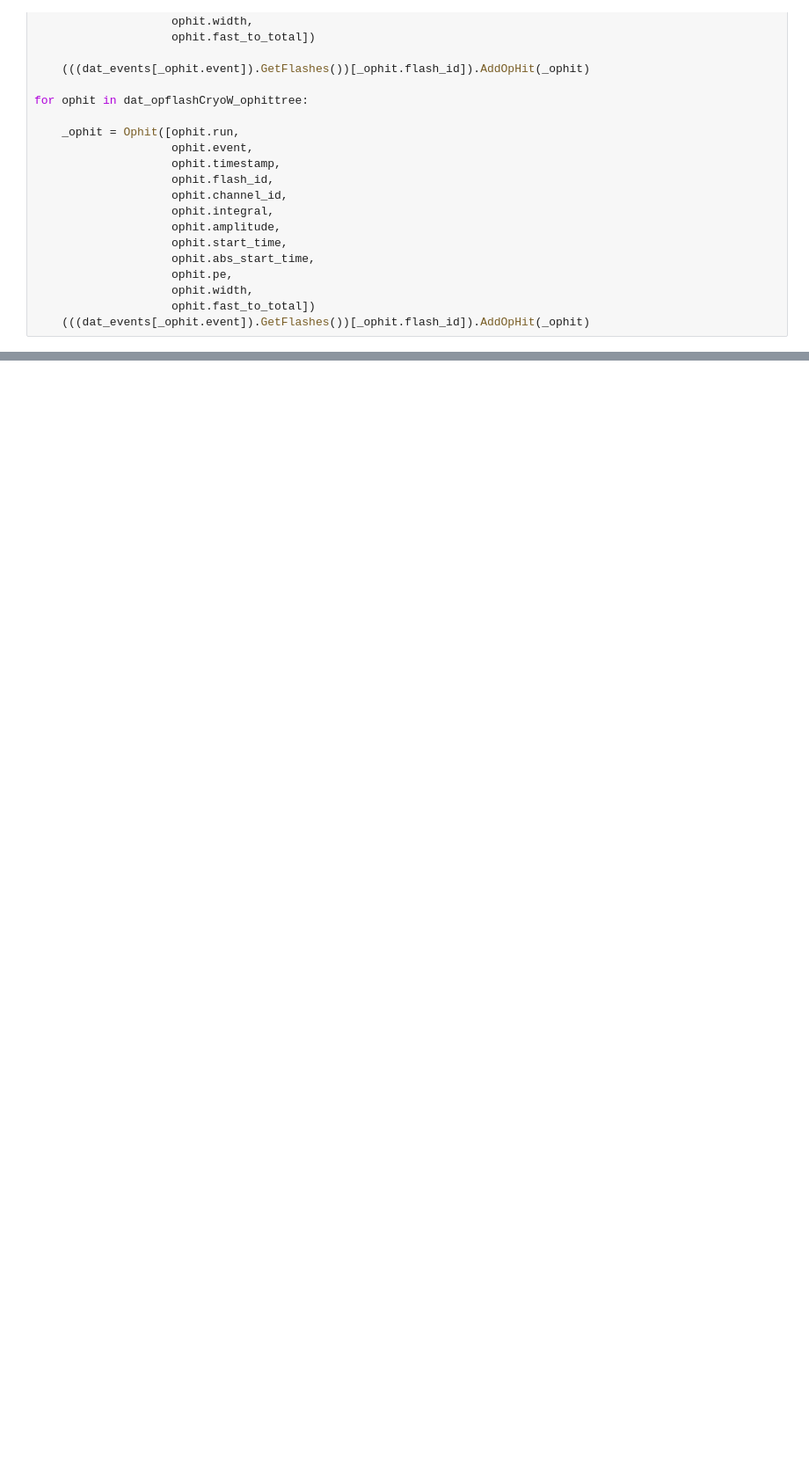
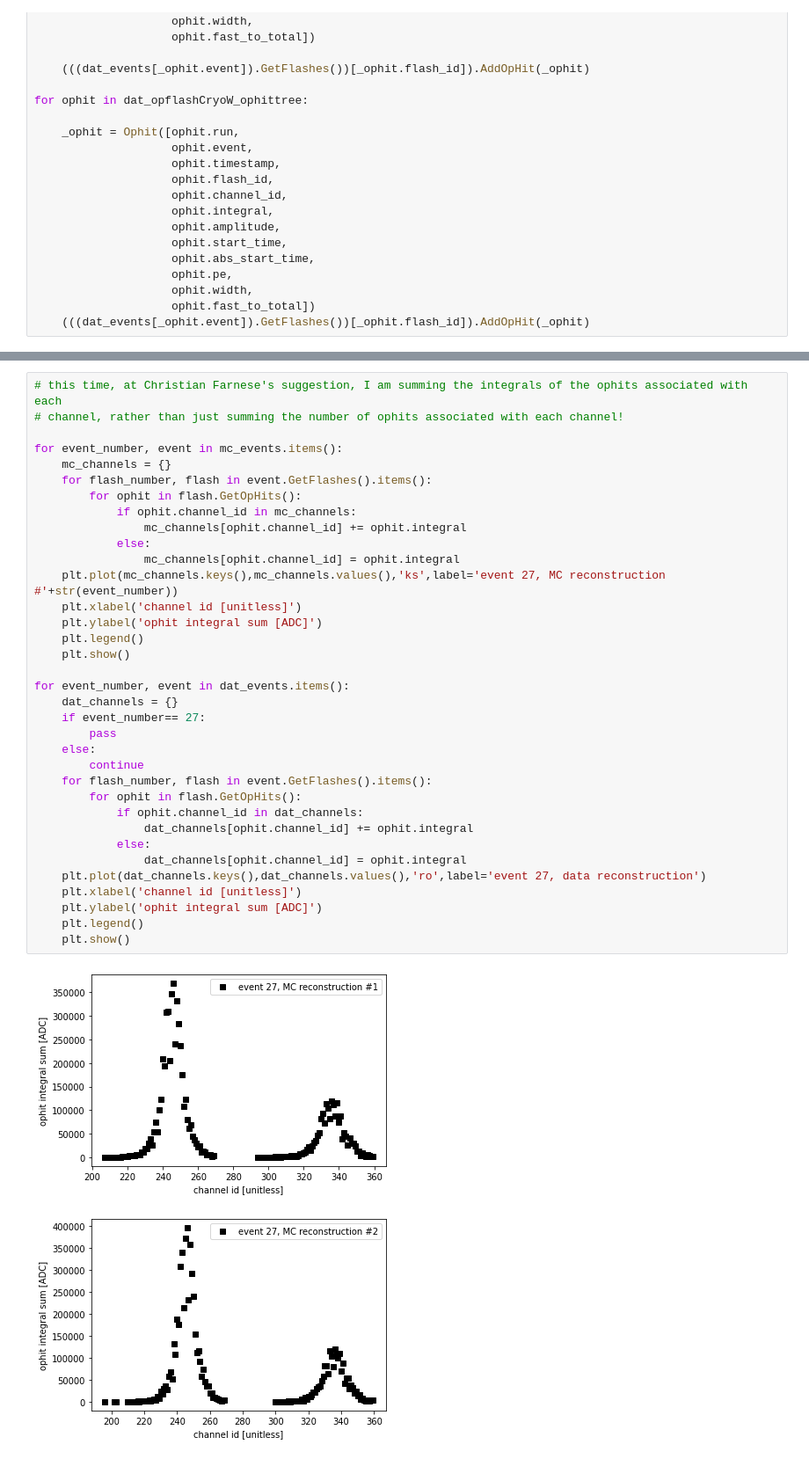
Before and after one commit to nbs25/pmt_analyses, a Jupyter notebook: read_file.ipynb, the cells around one changed output, grey strips where cells are left out. Shown: that part at 88% size. Saved outputs shown, nothing was run; the diff lists cells and outputs as text; blank space fills up the shorter version.

```diff
--- a/read_file.ipynb
+++ b/read_file.ipynb
@@ -253,0 +287,38 @@ NameError: name 'mc_events' is not defined
+# %%
+# this time, at Christian Farnese's suggestion, I am summing the integrals of the ophits associated with each
+# channel, rather than just summing the number of ophits associated with each channel!
+
+for event_number, event in mc_events.items():
+    mc_channels = {}
+    for flash_number, flash in event.GetFlashes().items():
+        for ophit in flash.GetOpHits():
+            if ophit.channel_id in mc_channels:
+                mc_channels[ophit.channel_id] += ophit.integral
+            else:
+                mc_channels[ophit.channel_id] = ophit.integral
+    plt.plot(mc_channels.keys(),mc_channels.values(),'ks',label='event 27, MC reconstruction #'+str(event_number))
+    plt.xlabel('channel id [unitless]')
+    plt.ylabel('ophit integral sum [ADC]')
+    plt.legend()
+    plt.show()
+
+for event_number, event in dat_events.items():
+    dat_channels = {}
+    if event_number== 27:
+        pass
+    else:
+        continue
+    for flash_number, flash in event.GetFlashes().items():
+        for ophit in flash.GetOpHits():
+            if ophit.channel_id in dat_channels:
+                dat_channels[ophit.channel_id] += ophit.integral
+            else:
+                dat_channels[ophit.channel_id] = ophit.integral
+    plt.plot(dat_channels.keys(),dat_channels.values(),'ro',label='event 27, data reconstruction')
+    plt.xlabel('channel id [unitless]')
+    plt.ylabel('ophit integral sum [ADC]')
+    plt.legend()
+    plt.show()
+# %% [output]
+[figure, added]
+[figure, added]
```
Also changed, not shown: parts of 3 cells of this notebook.
